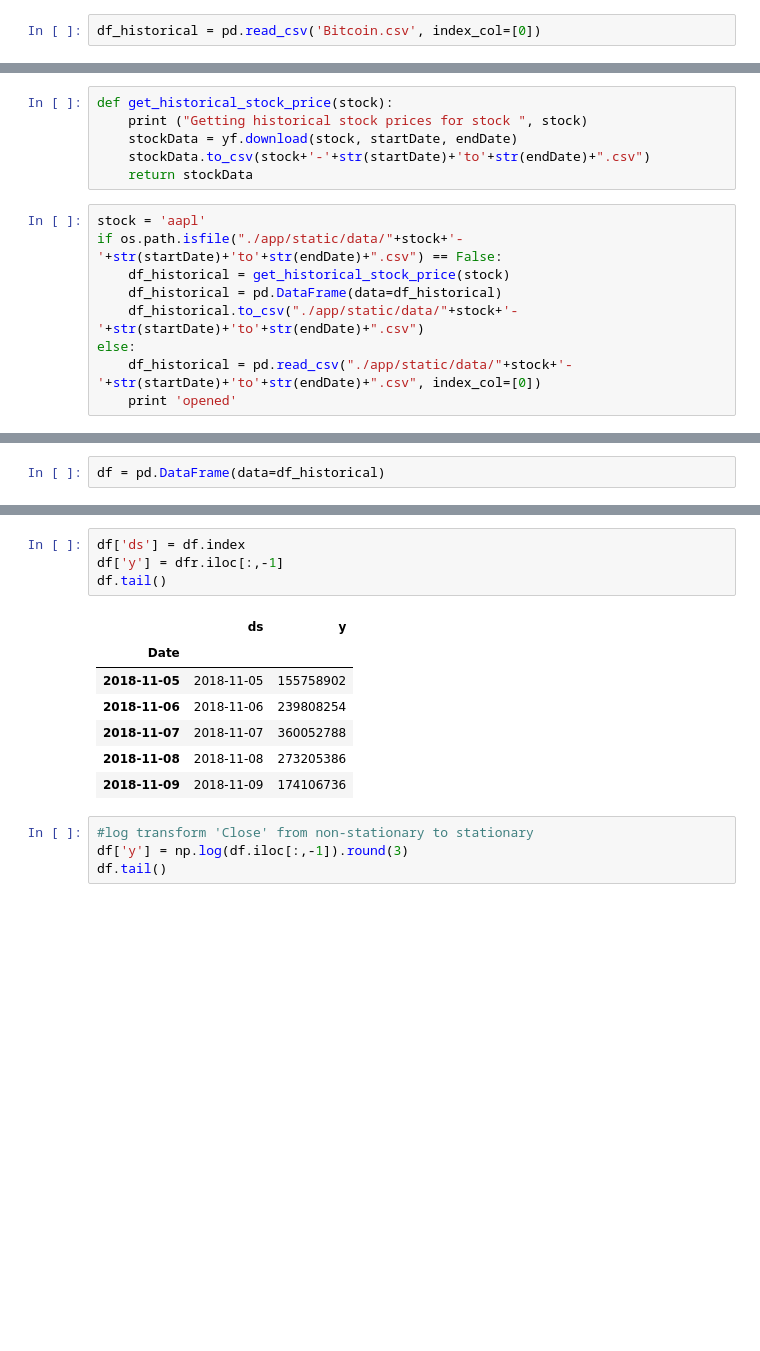
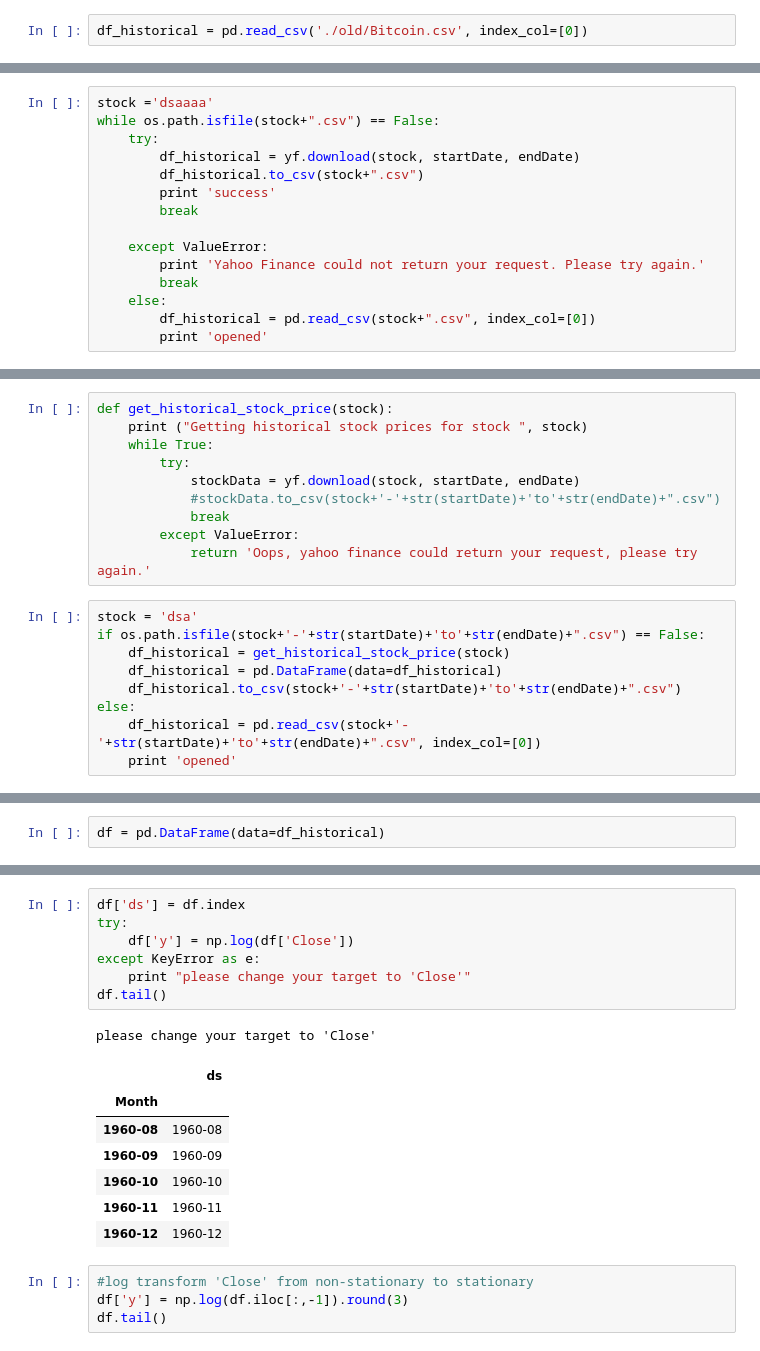
Before and after one commit to HikvIneH/ProphetFlask, a Jupyter notebook: Untitled1.ipynb, the cells around one changed output, grey strips where cells are left out. Drawn from its saved outputs; the diff is of its cells as text; blank space fills up the shorter version.

Commit message:
add exceptions

```diff
--- a/Untitled1.ipynb
+++ b/Untitled1.ipynb
@@ -31,4 +31,4 @@ df_historical = pd.read_csv('international-airline-passengers.csv', index_col=[0
 # %%
-df_historical = pd.read_csv('Bitcoin.csv', index_col=[0])
+df_historical = pd.read_csv('./old/Bitcoin.csv', index_col=[0])
 # %%
 df_historical.tail()
@@ -42,0 +35,15 @@ df_historical.tail()
+# %%
+stock ='dsaaaa'
+while os.path.isfile(stock+".csv") == False:
+    try:
+        df_historical = yf.download(stock, startDate, endDate)
+        df_historical.to_csv(stock+".csv")
+        print 'success'
+        break
+
+    except ValueError:
+        print 'Yahoo Finance could not return your request. Please try again.'
+        break
+    else:
+        df_historical = pd.read_csv(stock+".csv", index_col=[0])
+        print 'opened'
@@ -43,16 +64,20 @@ df_historical.tail()
 # %%
 def get_historical_stock_price(stock):
     print ("Getting historical stock prices for stock ", stock)
-    stockData = yf.download(stock, startDate, endDate)
-    stockData.to_csv(stock+'-'+str(startDate)+'to'+str(endDate)+".csv")
-    return stockData
+    while True:
+        try:
+            stockData = yf.download(stock, startDate, endDate)
+            #stockData.to_csv(stock+'-'+str(startDate)+'to'+str(endDate)+".csv")
+            break
+        except ValueError:
+            return 'Oops, yahoo finance could return your request, please try again.'
 # %%
-stock = 'aapl'
-if os.path.isfile("./app/static/data/"+stock+'-'+str(startDate)+'to'+str(endDate)+".csv") == False:
+stock = 'dsa'
+if os.path.isfile(stock+'-'+str(startDate)+'to'+str(endDate)+".csv") == False:
     df_historical = get_historical_stock_price(stock)
     df_historical = pd.DataFrame(data=df_historical)
-    df_historical.to_csv("./app/static/data/"+stock+'-'+str(startDate)+'to'+str(endDate)+".csv")
+    df_historical.to_csv(stock+'-'+str(startDate)+'to'+str(endDate)+".csv")
 else:
-    df_historical = pd.read_csv("./app/static/data/"+stock+'-'+str(startDate)+'to'+str(endDate)+".csv", index_col=[0])
+    df_historical = pd.read_csv(stock+'-'+str(startDate)+'to'+str(endDate)+".csv", index_col=[0])
     print 'opened'
 # %% [output]
@@ -86,15 +107,19 @@ df.tail()
 # %%
 df['ds'] = df.index
-df['y'] = dfr.iloc[:,-1]
+try:
+    df['y'] = np.log(df['Close'])
+except KeyError as e:
+    print "please change your target to 'Close'"
 df.tail()
 # %% [output]
+please change your target to 'Close'
-|  | ds | y |
-| Date |  |  |
-| 2018-11-05 | 2018-11-05 | 155758902 |
-| 2018-11-06 | 2018-11-06 | 239808254 |
-| 2018-11-07 | 2018-11-07 | 360052788 |
-| 2018-11-08 | 2018-11-08 | 273205386 |
-| 2018-11-09 | 2018-11-09 | 174106736 |
+|  | ds |
+| Month |  |
+| 1960-08 | 1960-08 |
+| 1960-09 | 1960-09 |
+| 1960-10 | 1960-10 |
+| 1960-11 | 1960-11 |
+| 1960-12 | 1960-12 |
 # %%
 #log transform 'Close' from non-stationary to stationary
 df['y'] = np.log(df.iloc[:,-1]).round(3)
```
Also changed, not shown: parts of 7 cells of this notebook, 4 other files.
